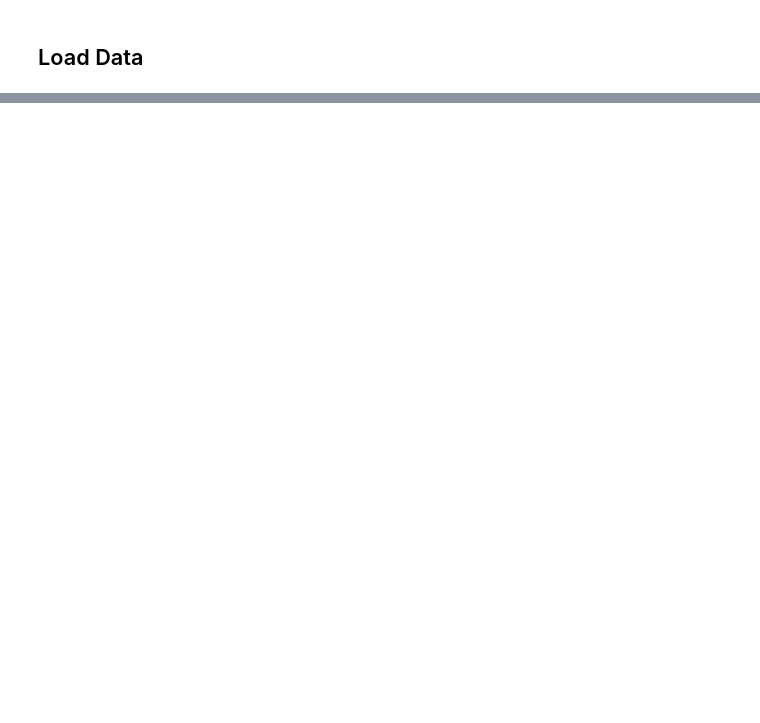
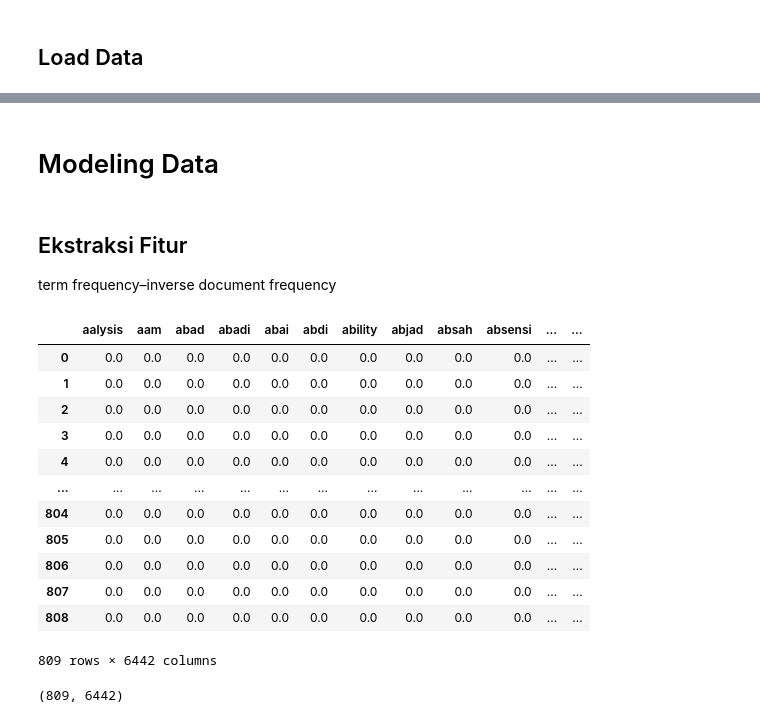
Before and after one commit to Arbiansa/ProyekSainData, a Jupyter notebook: _sources/UTS.ipynb, the cells around one changed output, grey strips where cells are left out. Saved outputs shown, nothing was run; the diff lists cells and outputs as text; code cells hidden in the pictures; blank space fills up the shorter version.

Commit message:
Update documentation

```diff
--- a/_sources/UTS.ipynb
+++ b/_sources/UTS.ipynb
@@ -332,0 +328,4 @@ print (" KNN Accuracy : ",
+# %%
+# dataOlah = pd.read_csv('DataOlah_Pta.csv', index_col=0)
+dataOlah = pd.read_csv('https://raw.githubusercontent.com/Arbiansa/ProyekSainData/main/DataOlah_Pta.csv')
+dataOlah.head()
@@ -332,0 +339,38 @@ print (" KNN Accuracy : ",
+# %% [markdown]
+# Modeling Data
+# %%
+from sklearn.model_selection import train_test_split
+
+X = dataOlah['abstrak_tokens']
+y = dataOlah['Label']
+# %% [markdown]
+## Ekstraksi Fitur
+term frequency–inverse document frequency
+# %%
+from sklearn.feature_extraction.text import TfidfVectorizer
+vectorizer = TfidfVectorizer()
+
+X_tfidf = vectorizer.fit_transform(X)
+# X_test_tfidf = vectorizer.transform(X_test)
+
+terms = vectorizer.get_feature_names_out()
+df_tfidfvect = pd.DataFrame(data = X_tfidf.toarray(),columns = terms)
+df_tfidfvect
+# %% [output]
+|  | aalysis | aam | abad | abadi | abai | abdi | ability | abjad | absah | absensi | ... | ... |
+| 0 | 0.0 | 0.0 | 0.0 | 0.0 | 0.0 | 0.0 | 0.0 | 0.0 | 0.0 | 0.0 | ... | ... |
+| 1 | 0.0 | 0.0 | 0.0 | 0.0 | 0.0 | 0.0 | 0.0 | 0.0 | 0.0 | 0.0 | ... | ... |
+| 2 | 0.0 | 0.0 | 0.0 | 0.0 | 0.0 | 0.0 | 0.0 | 0.0 | 0.0 | 0.0 | ... | ... |
+| 3 | 0.0 | 0.0 | 0.0 | 0.0 | 0.0 | 0.0 | 0.0 | 0.0 | 0.0 | 0.0 | ... | ... |
+| 4 | 0.0 | 0.0 | 0.0 | 0.0 | 0.0 | 0.0 | 0.0 | 0.0 | 0.0 | 0.0 | ... | ... |
+| ... | ... | ... | ... | ... | ... | ... | ... | ... | ... | ... | ... | ... |
+| 804 | 0.0 | 0.0 | 0.0 | 0.0 | 0.0 | 0.0 | 0.0 | 0.0 | 0.0 | 0.0 | ... | ... |
+| 805 | 0.0 | 0.0 | 0.0 | 0.0 | 0.0 | 0.0 | 0.0 | 0.0 | 0.0 | 0.0 | ... | ... |
+| 806 | 0.0 | 0.0 | 0.0 | 0.0 | 0.0 | 0.0 | 0.0 | 0.0 | 0.0 | 0.0 | ... | ... |
+| 807 | 0.0 | 0.0 | 0.0 | 0.0 | 0.0 | 0.0 | 0.0 | 0.0 | 0.0 | 0.0 | ... | ... |
+| 808 | 0.0 | 0.0 | 0.0 | 0.0 | 0.0 | 0.0 | 0.0 | 0.0 | 0.0 | 0.0 | ... | ... |
+809 rows × 6442 columns
+# %%
+X_tfidf.shape
+# %% [output]
+(809, 6442)
```
Also changed, not shown: parts of 118 cells of this notebook, 38 other files.
